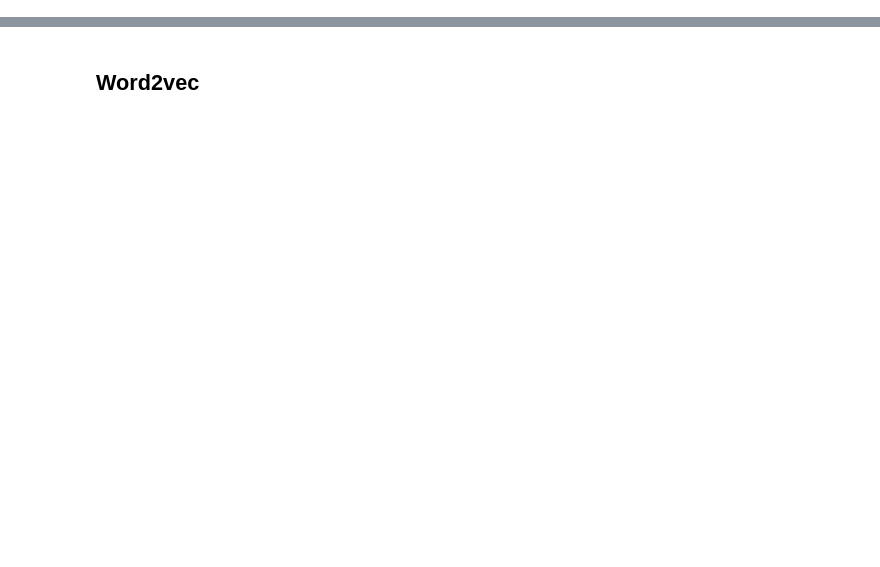
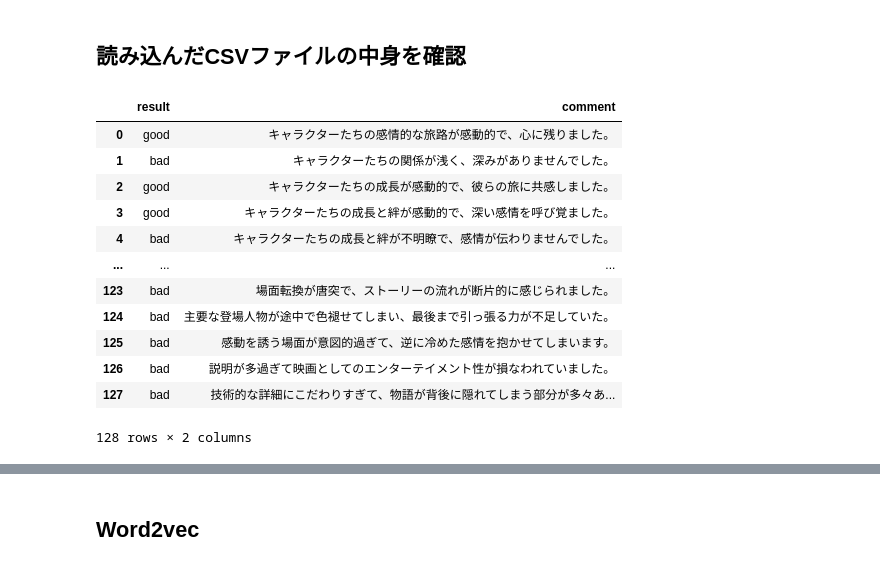
Before and after one commit to coraldx5/generativeai_intro_book, a Jupyter notebook: chap04_movie_review_classification.ipynb, the cells around one changed output, grey strips where cells are left out. Saved outputs shown, nothing was run; the diff lists cells and outputs as text; code cells hidden in the pictures; blank space fills up the shorter version.

```diff
--- a/chap04_movie_review_classification.ipynb
+++ b/chap04_movie_review_classification.ipynb
@@ -161,0 +67,22 @@ show_lr_explaination(3)
+# %% [markdown]
+## 読み込んだCSVファイルの中身を確認
+# %%
+# @title
+# pandas
+import pandas as pd
+mreview_df = pd.read_csv("movie_review_jpn.csv")  #← データを読み込んで`mreview_df`という変数に代入します
+mreview_df #← データを表示させます
+# %% [output]
+|  | result | comment |
+| 0 | good | キャラクターたちの感情的な旅路が感動的で、心に残りました。 |
+| 1 | bad | キャラクターたちの関係が浅く、深みがありませんでした。 |
+| 2 | good | キャラクターたちの成長が感動的で、彼らの旅に共感しました。 |
+| 3 | good | キャラクターたちの成長と絆が感動的で、深い感情を呼び覚ました。 |
+| 4 | bad | キャラクターたちの成長と絆が不明瞭で、感情が伝わりませんでした。 |
+| ... | ... | ... |
+| 123 | bad | 場面転換が唐突で、ストーリーの流れが断片的に感じられました。 |
+| 124 | bad | 主要な登場人物が途中で色褪せてしまい、最後まで引っ張る力が不足していた。 |
+| 125 | bad | 感動を誘う場面が意図的過ぎて、逆に冷めた感情を抱かせてしまいます。 |
+| 126 | bad | 説明が多過ぎて映画としてのエンターテイメント性が損なわれていました。 |
+| 127 | bad | 技術的な詳細にこだわりすぎて、物語が背後に隠れてしまう部分が多々あ... |
+128 rows × 2 columns
```
Also changed, not shown: parts of 66 cells of this notebook.
